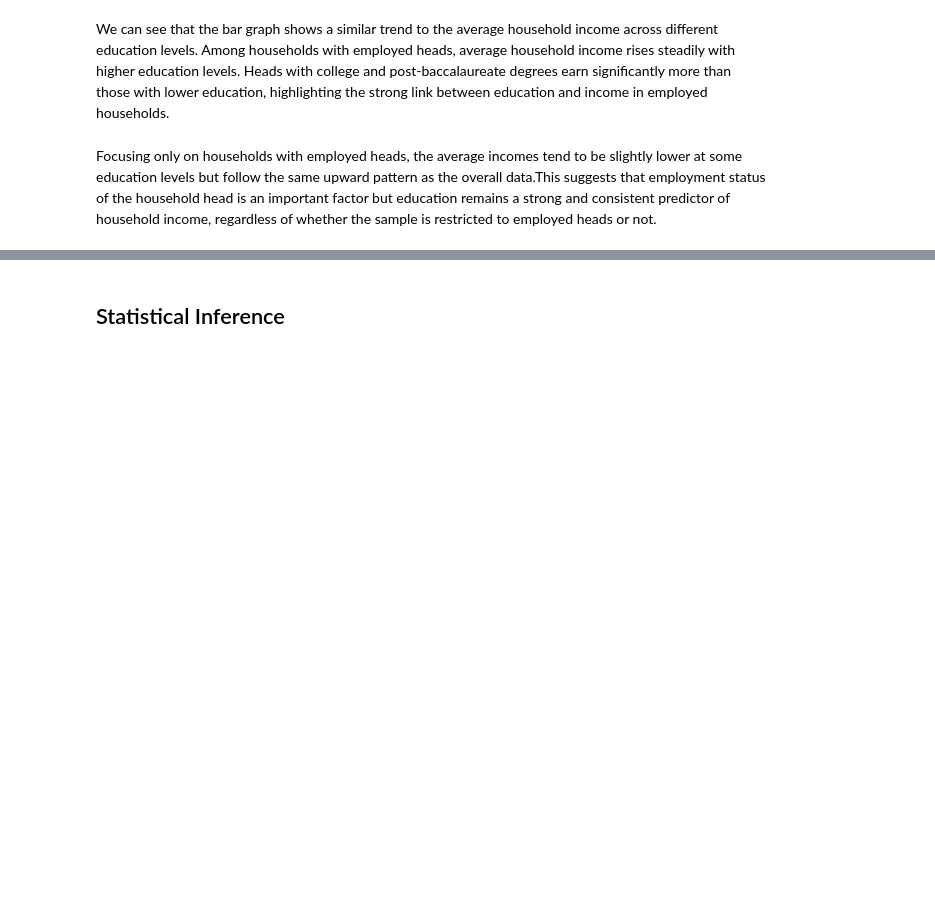
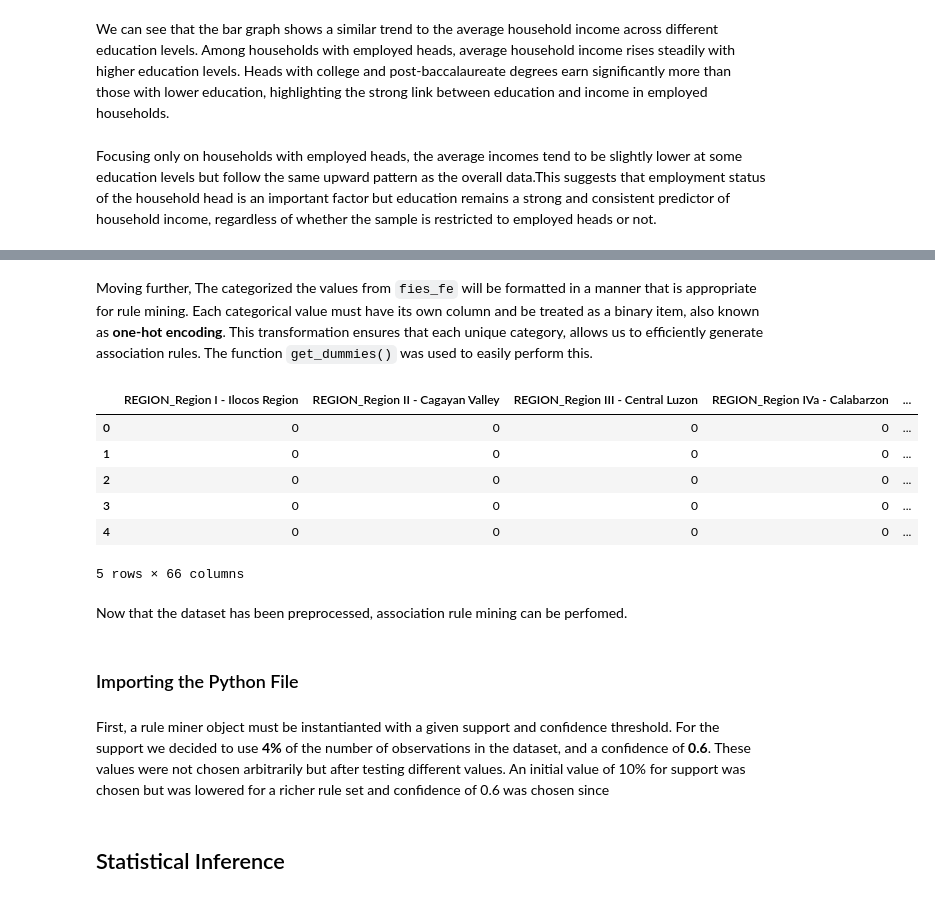
Before and after one commit to hyunjeit/CSMODEL_Phase-2, a Jupyter notebook: CSMODEL_Group6_MP1.ipynb, the cells around one changed output, grey strips where cells are left out. Cells and saved outputs as stored; diff of their text form; code cells hidden in the pictures; blank space fills up the shorter version.

```diff
--- a/CSMODEL_Group6_MP1.ipynb
+++ b/CSMODEL_Group6_MP1.ipynb
@@ -1195,0 +1330,17 @@ Focusing only on households with employed heads, the average incomes tend to be
+# %% [markdown]
+Moving further, The categorized the values from `fies_fe` will be formatted in a manner that is appropriate for rule mining. Each categorical value must have its own column and be treated as a binary item, also known as **one-hot encoding**. This transformation ensures that each unique category, allows us to efficiently generate association rules. The function `get_dummies()` was used to easily perform this.
+# %%
+encoded_df = pd.get_dummies(fies_fe).astype(int)
+encoded_df.head()
+# %% [output]
+|  | REGION_Region I - Ilocos Region | REGION_Region II - Cagayan Valley | REGION_Region III - Central Luzon | REGION_Region IVa - Calabarzon | ... |
+| 0 | 0 | 0 | 0 | 0 | ... |
+| 1 | 0 | 0 | 0 | 0 | ... |
+| 2 | 0 | 0 | 0 | 0 | ... |
+| 3 | 0 | 0 | 0 | 0 | ... |
+| 4 | 0 | 0 | 0 | 0 | ... |
+5 rows × 66 columns
+# %% [markdown]
+Now that the dataset has been preprocessed, association rule mining can be perfomed.
+# %% [markdown]
+### Importing the Python File
@@ -1195,0 +1352,2 @@ Focusing only on households with employed heads, the average incomes tend to be
+# %% [markdown]
+First, a rule miner object must be instantianted with a given support and confidence threshold. For the support we decided to use **4%** of the number of observations in the dataset, and a confidence of **0.6**. These values were not chosen arbitrarily but after testing different values. An initial value of 10% for support was chosen but was lowered for a richer rule set and confidence of 0.6 was chosen since
```
Also changed, not shown: parts of 37 cells of this notebook, 1 other file.
